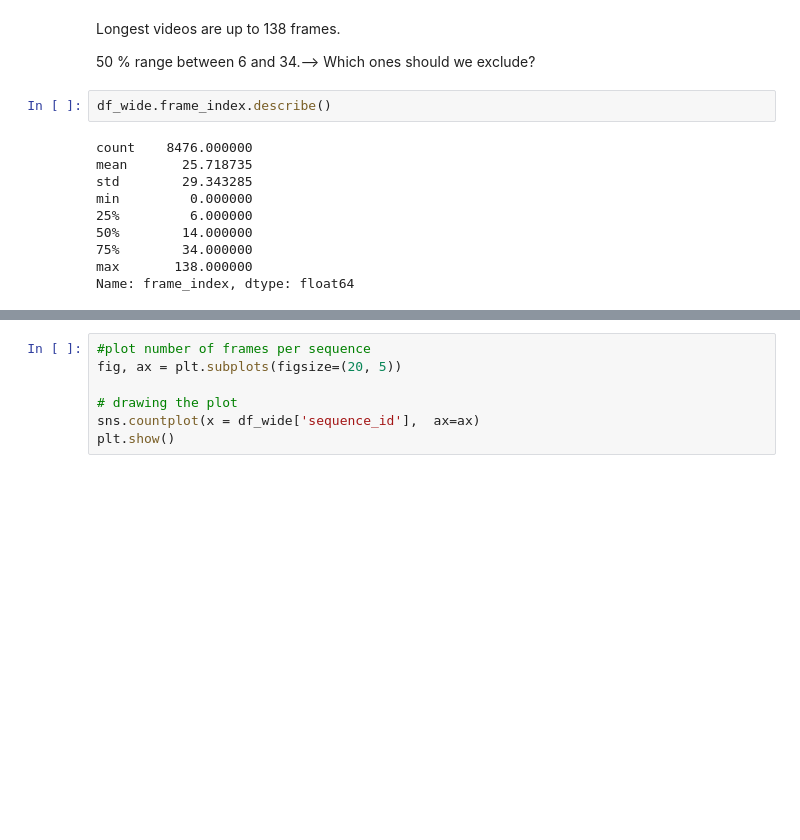
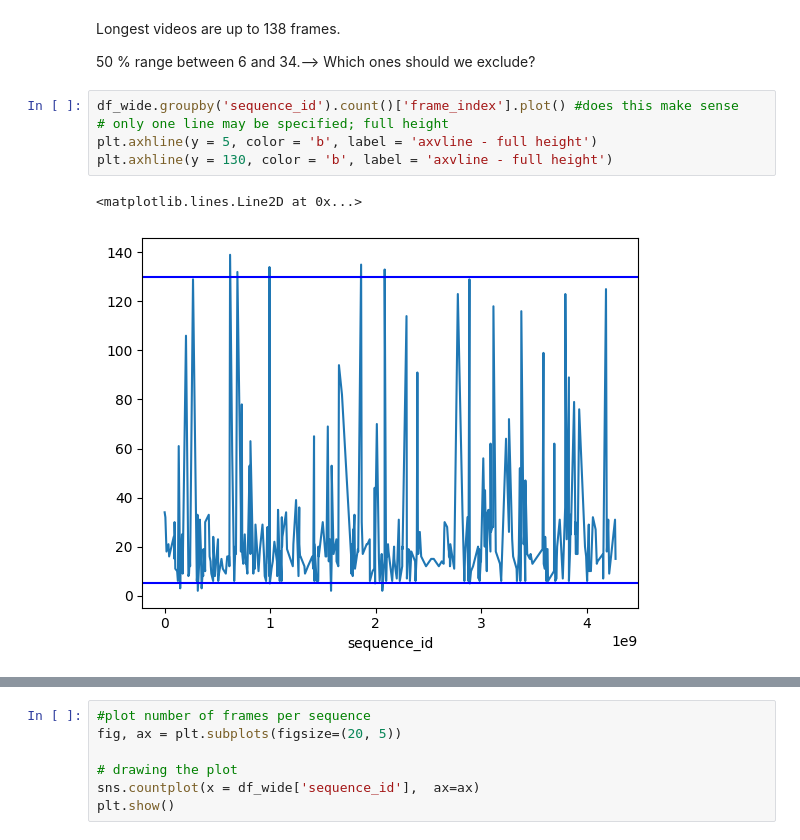
Before and after one commit to vosmani36/Capstone_Project_SignMeUp, a Jupyter notebook: EDA_DataCleaning.ipynb, the cells around one changed output, grey strips where cells are left out. Drawn from its saved outputs; the diff is of its cells as text; blank space fills up the shorter version.

```diff
--- a/EDA_DataCleaning.ipynb
+++ b/EDA_DataCleaning.ipynb
@@ -299,15 +389,11 @@ df_wide.head(25)
 Longest videos are up to 138 frames.
 
 50 % range between 6 and 34.--> Which ones should we exclude?
-# %%
-df_wide.frame_index.describe()
-# %% [output]
-count    8476.000000
-mean       25.718735
-std        29.343285
-min         0.000000
-25%         6.000000
-50%        14.000000
-75%        34.000000
-max       138.000000
-Name: frame_index, dtype: float64
+# %%
+df_wide.groupby('sequence_id').count()['frame_index'].plot() #does this make sense
+# only one line may be specified; full height
+plt.axhline(y = 5, color = 'b', label = 'axvline - full height')
+plt.axhline(y = 130, color = 'b', label = 'axvline - full height')
+# %% [output]
+<matplotlib.lines.Line2D at 0x...>
+[figure, added]
```
Also changed, not shown: parts of 32 cells of this notebook.
